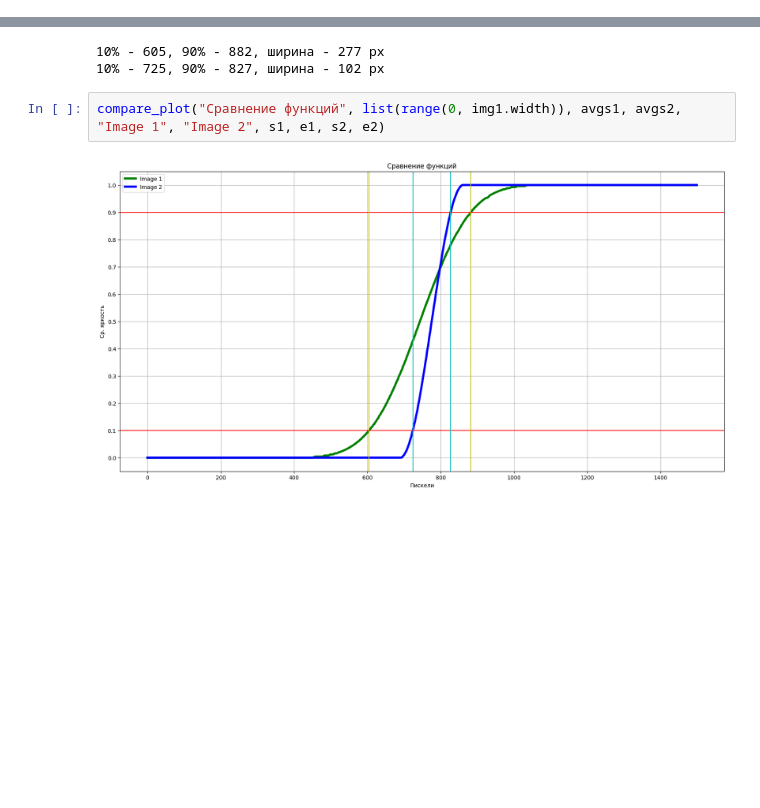
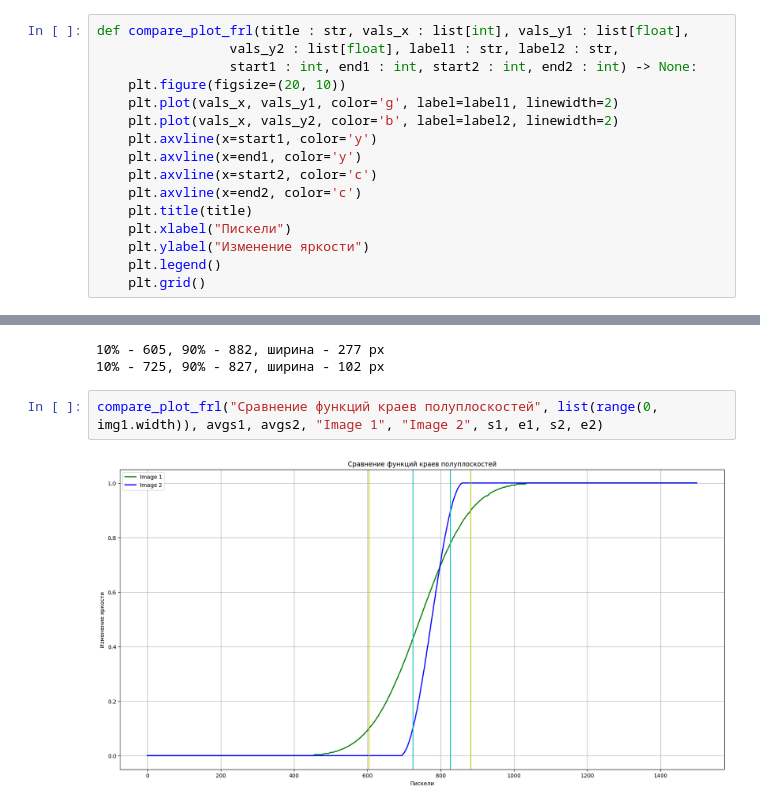
Before and after one commit to AlexOS12/mpo_cv_25, a Jupyter notebook: 3 Функция модуляции передачи/asd.ipynb, the cells around one changed output, grey strips where cells are left out. Drawn from its saved outputs; the diff is of its cells as text; blank space fills up the shorter version.

```diff
--- a/3 Функция модуляции передачи/asd.ipynb
+++ b/3 Функция модуляции передачи/asd.ipynb
@@ -74,6 +82,22 @@ def compare_plot(title : str, vals_x : list[int], vals_y1 : list[float],
     plt.yticks([y * 0.1 for y in range(0, 11)])
     plt.legend()
     plt.grid()
+# %%
+def compare_plot_frl(title : str, vals_x : list[int], vals_y1 : list[float],
+                 vals_y2 : list[float], label1 : str, label2 : str,
+                 start1 : int, end1 : int, start2 : int, end2 : int) -> None:
+    plt.figure(figsize=(20, 10))
+    plt.plot(vals_x, vals_y1, color='g', label=label1, linewidth=2)
+    plt.plot(vals_x, vals_y2, color='b', label=label2, linewidth=2)
+    plt.axvline(x=start1, color='y')
+    plt.axvline(x=end1, color='y')
+    plt.axvline(x=start2, color='c')
+    plt.axvline(x=end2, color='c')
+    plt.title(title)
+    plt.xlabel("Пискели")
+    plt.ylabel("Изменение яркости")
+    plt.legend()
+    plt.grid()
 # %%
 avgs1 = scale_avgs(get_avg_row_colors(img1, 50))
 avgs2 = scale_avgs(get_avg_row_colors(img2, 50))
@@ -93,6 +117,6 @@ print(f"10% - {s2}, 90% - {e2}, ширина - {e2 - s2} px")
 10% - 605, 90% - 882, ширина - 277 px
 10% - 725, 90% - 827, ширина - 102 px
 # %%
-compare_plot("Сравнение функций", list(range(0, img1.width)), avgs1, avgs2, "Image 1", "Image 2", s1, e1, s2, e2)
+compare_plot_frl("Сравнение функций краев полуплоскостей", list(range(0, img1.width)), avgs1, avgs2, "Image 1", "Image 2", s1, e1, s2, e2)
 # %% [output]
-[figure, old version]
+[figure, new version]
```
Also changed, not shown: parts of 2 cells of this notebook.
